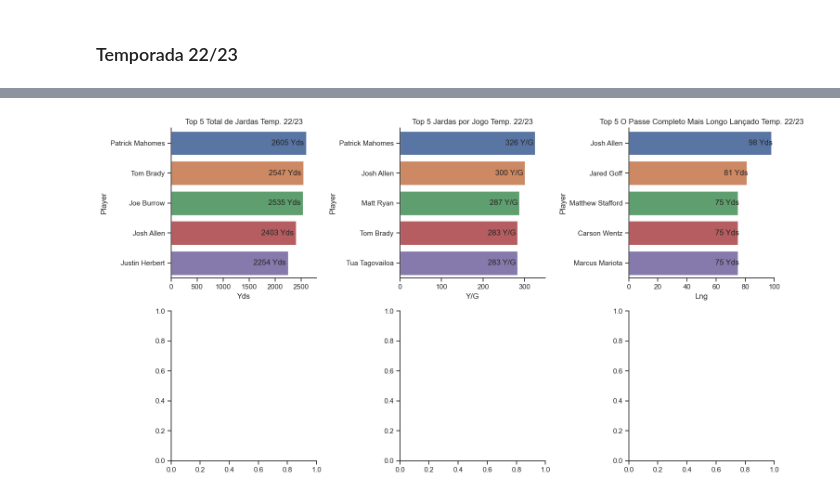
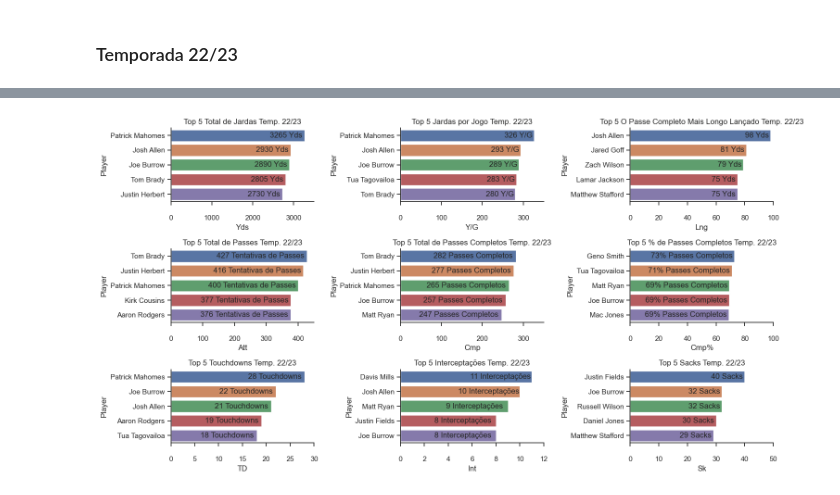
Before and after one commit to Prog-LucasAlves/AED_NFL, a Jupyter notebook: Analysis/Passing/Passing_Player.ipynb, the cells around one changed output, grey strips where cells are left out. Saved outputs shown, nothing was run; the diff lists cells and outputs as text; code cells hidden in the pictures.

```diff
--- a/Analysis/Passing/Passing_Player.ipynb
+++ b/Analysis/Passing/Passing_Player.ipynb
@@ -158,7 +155,0 @@ ax14.set_title(f'Média de Jardas Perdidas por Sack por Jogo * Ano * {jogador}')
-# %%
-# Total de Jardas por jogador x Temporada(Ano) 2010 ate Temporada atual(2022)
-yds = data.groupby(['Year','Player'])['Yds'].sum().to_frame()
-yds = yds.reset_index()
-f = yds[(yds['Yds'] >= 1000) & (yds['Year'] >= 2018)]
-
-f.hvplot.bar('Year', groupby=['Player'], width=800, dynamic=False, xlabel='Ano')
@@ -185,75 +174,95 @@ data_tem.tail()
 # %%
 # Selecionando Variáveis
-# Top 5 jardas
+# Top 5 jardas - 1.1
 data_yds = data_tem[['Player', 'Yds']].sort_values(by='Yds', ascending=False).head(5)
 
-# Top 5 jardas por jogo
+# Top 5 jardas por jogo - 1.2
 data_game = data_tem[['Player', 'Y/G']].sort_values(by='Y/G', ascending=False).head(5)
 
-# Top 5 Passe completo mais Longo
+# Top 5 Passe completo mais Longo - 1.3
 data_lng = data_tem[['Player', 'Lng']].sort_values(by='Lng', ascending=False).head(5)
 
-# Top 5 passes completos
-#data_att = data_tem[['']]
+# Top 5 Total de passes - 2.1
+data_att = data_tem[['Player', 'Att']].sort_values(by='Att', ascending=False).head(5)
 
-# Top 5 Passes completos %
-data_cmp = data_tem[['Player', 'Att', 'Cmp', 'Cmp%']].sort_values(by='Cmp%', ascending=False).head(5)
+# Top 5 passes completos - 2.2
+data_cmp = data_tem[['Player', 'Cmp']].sort_values(by='Cmp', ascending=False).head(5)
+
+# Top 5 % passes completos - 2.3
+data_pcmp = data_tem[['Player', 'Cmp%']].sort_values(by='Cmp%', ascending=False).head(5)
+
+# Top 5 TD - 3.1
+data_td = data_tem[['Player', 'TD']].sort_values(by='TD', ascending=False).head(5)
 
 # Top 5 Interceptações
 data_int = data_tem[['Player', 'Int']].sort_values(by='Int', ascending=False).head(5)
 
+# Top 5 Sacks
+data_sk = data_tem[['Player', 'Sk']].sort_values(by='Sk', ascending=False).head()
+
 # Configuração dos gráficos
-figura1, ((ax100, ax101, ax102), (ax103, ax104, ax105)) = plt.subplots(2, 3, figsize=(15,8))
+figura1, ((ax100, ax101, ax102), (ax103, ax104, ax105), (ax106, ax107, ax108)) = plt.subplots(3, 3, figsize=(15,8))
 custom_params = {"axes.spines.right": False, "axes.spines.top": False}
 sns.set_theme(style="ticks", rc=custom_params)
 
 # Primeiro bloco de gráficos
 #1.1
 sns.barplot(x=data_yds['Yds'], y=data_yds['Player'], ax=ax100, data=data_yds)
 ax100.bar_label(ax100.containers[0], fmt=f'%.0f Yds', padding=-54)
 ax100.set_title(f'Top 5 Total de Jardas Temp. 22/23')
-ax100.set_xlim(right=2800)
+ax100.set_xlim(right=3500)
 
 #1.2
 sns.barplot(x=data_game['Y/G'], y=data_game['Player'], ax=ax101, data=data_game)
 ax101.bar_label(ax101.containers[0], fmt=f'%.0f Y/G', padding=-46)
 ax101.set_title(f'Top 5 Jardas por Jogo Temp. 22/23')
 ax101.set_xlim(right=350)
 
 #1.3
 sns.barplot(x=data_lng['Lng'], y=data_lng['Player'], ax=ax102, data=data_lng)
-ax102.bar_label(ax102.containers[0], fmt=f'%.0f Yds', padding=-35)
+ax102.bar_label(ax102.containers[0], fmt=f'%.0f Yds', padding=-40)
 ax102.set_title(f'Top 5 O Passe Completo Mais Longo Lançado Temp. 22/23')
 ax102.set_xlim(right=100)
 
-"""
-#1.2
-sns.barplot(x=data_tds['TD'], y=data_tds['Player'], ax=ax101, data=data_tds)
-ax101.bar_label(ax101.containers[0], fmt=f'%.0f TDs', padding=-42)
-ax101.set_title(f'Top 5 Total de Touchdowns Temp. 22/23')
-ax101.set_xlim(left=0, right=25)
-"""
-
 #2.1
-
-"""
-sns.barplot(x=data_cmp['Cmp%'], y=data_cmp['Player'], ax=ax102, data=data_cmp)
-ax102.bar_label(ax102.containers[0], fmt=f'%.2f%%', padding=-48)
-#labels=[f'%.2f' % e for e in data_cmp['Cmp%']]
-#labels=[f"{height:.0%}"]
-ax102.set_title(f'\nTop 5 Porcentagem de Passes Completos (Acima de 100 passes) Temp. 22/23')
-ax102.set_xlim(right=85)
+sns.barplot(x=data_att['Att'], y=data_att['Player'], ax=ax103, data=data_att)
+ax103.bar_label(ax103.containers[0], fmt=f'%.0f Tentativas de Passes', padding=-140)
+ax103.set_title(f'Top 5 Total de Passes Temp. 22/23')
+ax103.set_xlim(right=450)
 
 #2.2
-sns.barplot(x=data_int['Int'], y=data_int['Player'], ax=ax103, data=data_int)
-ax103.bar_label(ax103.containers[0], fmt=f'%.0f Int', padding=-30)
-ax103.set_title(f'\nTop 5 Total Interceptações Temp. 22/23')
-ax103.set_xlim(left=0, right=10)
-"""
+sns.barplot(x=data_cmp['Cmp'], y=data_cmp['Player'], ax=ax104, data=data_cmp)
+ax104.bar_label(ax104.containers[0], fmt=f'%.0f Passes Completos', padding=-128)
+ax104.set_title(f'Top 5 Total de Passes Completos Temp. 22/23')
+ax104.set_xlim(right=350)
+
+#2.3
+sns.barplot(x=data_pcmp['Cmp%'], y=data_pcmp['Player'], ax=ax105, data=data_pcmp)
+ax105.bar_label(ax105.containers[0], fmt=f'%.0f%% Passes Completos', padding=-130)
+ax105.set_title(f'Top 5 % de Passes Completos Temp. 22/23')
+ax105.set_xlim(right=100)
+
+#3.1
+sns.barplot(x=data_td['TD'], y=data_td['Player'], ax=ax106, data=data_td)
+ax106.bar_label(ax106.containers[0], fmt=f'%.0f Touchdowns', padding=-88)
+ax106.set_title(f'Top 5 Touchdowns Temp. 22/23')
+ax106.set_xlim(right=30)
+
+#3.2
+sns.barplot(x=data_int['Int'], y=data_int['Player'], ax=ax107, data=data_int)
+ax107.bar_label(ax107.containers[0], fmt=f'%.0f Interceptações', padding=-96)
+ax107.set_title(f'Top 5 Interceptações Temp. 22/23')
+ax107.set_xlim(right=12)
+
+#3.3
+sns.barplot(x=data_sk['Sk'], y=data_sk['Player'], ax=ax108, data=data_sk)
+ax108.bar_label(ax108.containers[0], fmt=f'%.0f Sacks', padding=-52)
+ax108.set_title(f'Top 5 Sacks Temp. 22/23')
+ax108.set_xlim(right=50)
 
 figura1.tight_layout()
 # %% [output]
-[figure, old version]
+[figure, new version]
 # %%
 # Tentativa de Passes x Passes completos x Touchdowns Acima de 100 Passes - Temp 22/23
 
```
Also changed, not shown: parts of 13 cells of this notebook, 15 other files.
